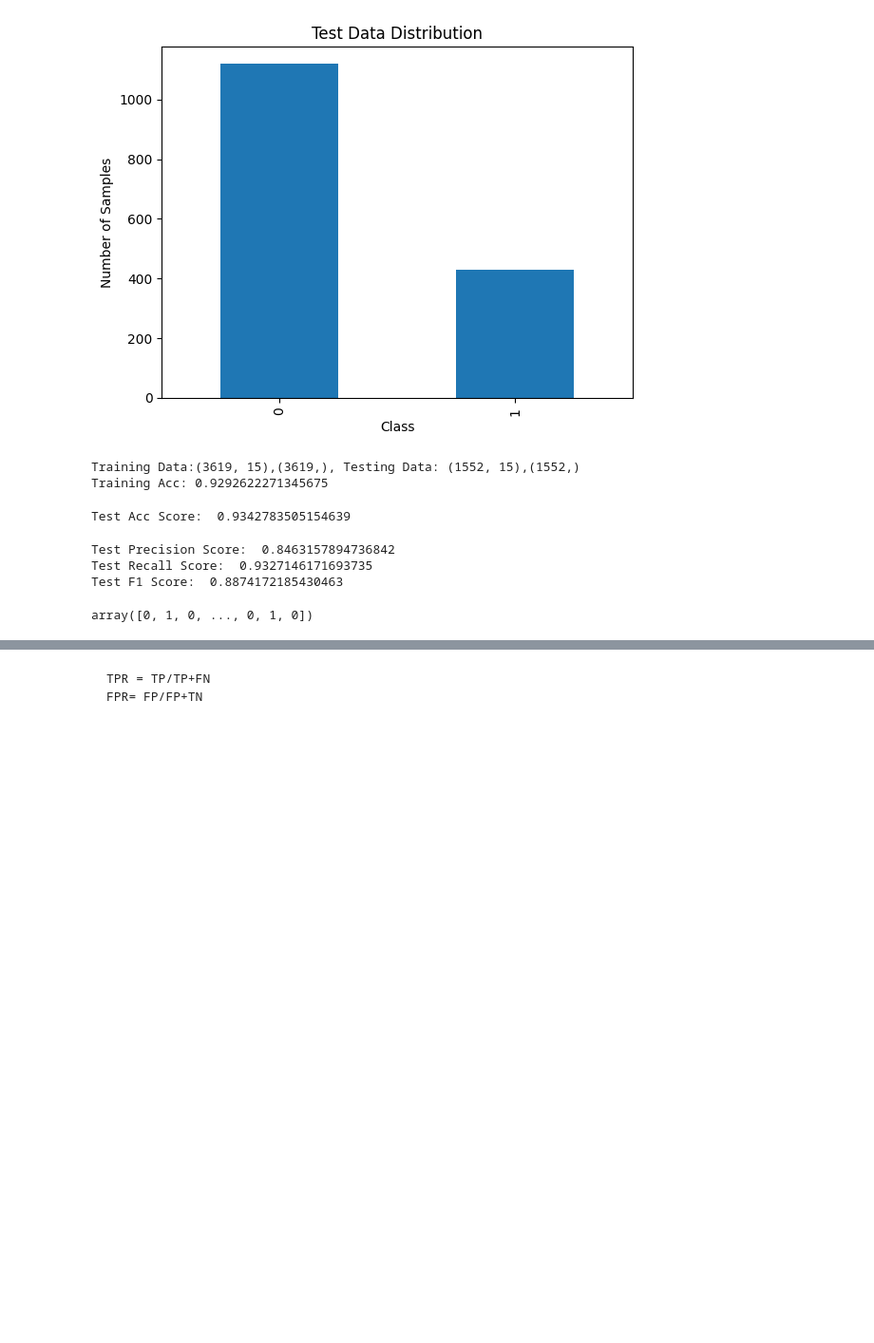
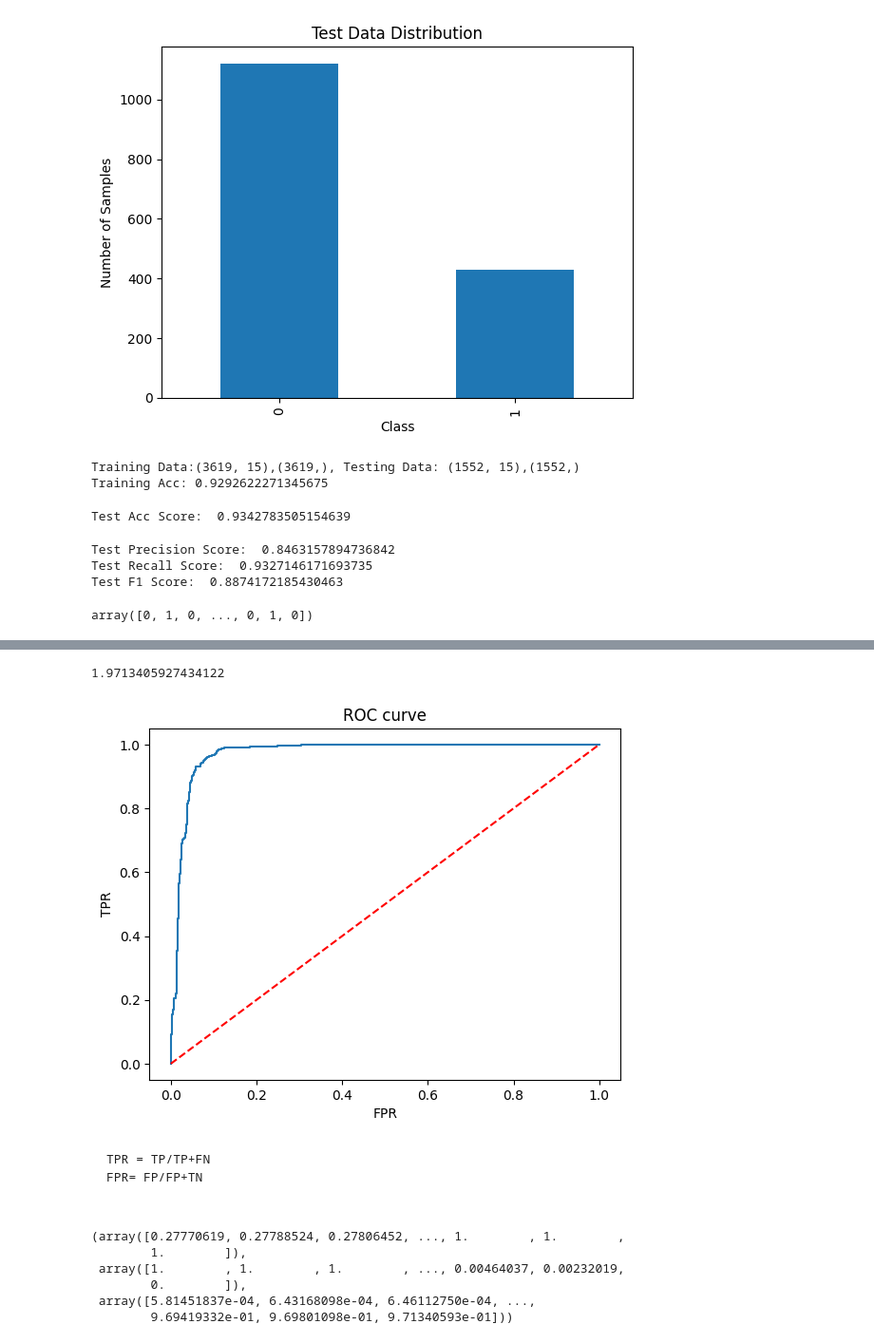
Before and after one commit to SachinScaler/IntroToML-NN_Dec23, a Jupyter notebook: CM_Continued_and_Data_Balancing.ipynb, the cells around one changed output, grey strips where cells are left out. Shown at 95% size. Saved outputs shown, nothing was run; the diff lists cells and outputs as text; code cells hidden in the pictures; blank space fills up the shorter version.

````diff
--- a/CM_Continued_and_Data_Balancing.ipynb
+++ b/CM_Continued_and_Data_Balancing.ipynb
@@ -64,5 +66,4 @@ array([0, 1, 0, ..., 0, 1, 0])
 # %%
 y_proba=model.predict_proba(X_test)
-y_proba=[i[1] for i in y_proba]
 y_proba
 # %% [output]
@@ -109,0 +81,3 @@ y_pred.shape,y_test.shape
+# %%
+y_proba = y_proba[:,1]
+y_proba
@@ -142,0 +100,3 @@ array([[1091,  134],
+# %%
+fpr, tpr, thresholds  = roc_curve(y_test,y_proba)
+fpr
@@ -143,6 +141,34 @@ array([[1091,  134],
+# %%
+thresholds[0]
+# %% [output]
+1.9713405927434122
+# %%
+plt.plot(fpr,tpr)
+
+#random model
+plt.plot(fpr,fpr,'--',color='red' )
+plt.title('ROC curve')
+plt.xlabel('FPR')
+plt.ylabel('TPR')
+plt.show()
+# %% [output]
+[figure, added]
 # %% [markdown]
 ```
 TPR = TP/TP+FN
 FPR= FP/FP+TN
 
 ```
+# %%
+from sklearn.metrics import precision_recall_curve
+
+
+pr,re, thr= precision_recall_curve(y_test,y_proba)
+pr, re, thr
+# %% [output]
+(array([0.27770619, 0.27788524, 0.27806452, ..., 1.        , 1.        ,
+        1.        ]),
+ array([1.        , 1.        , 1.        , ..., 0.00464037, 0.00232019,
+        0.        ]),
+ array([5.81451837e-04, 6.43168098e-04, 6.46112750e-04, ...,
+        9.69419332e-01, 9.69801098e-01, 9.71340593e-01]))
````
Also changed, not shown: parts of 31 cells of this notebook.
